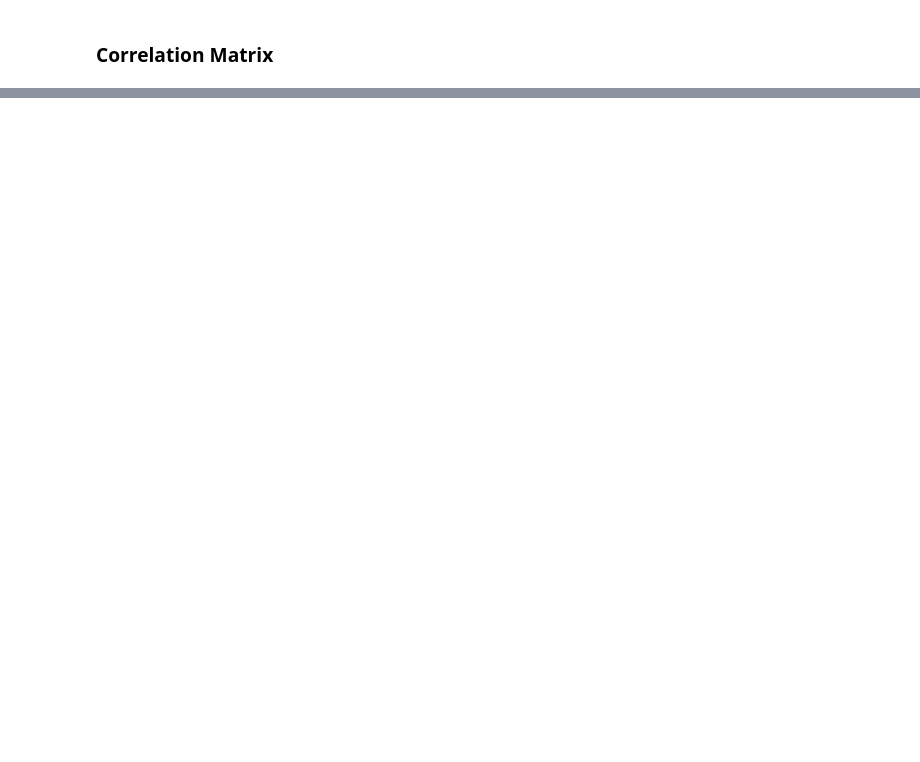
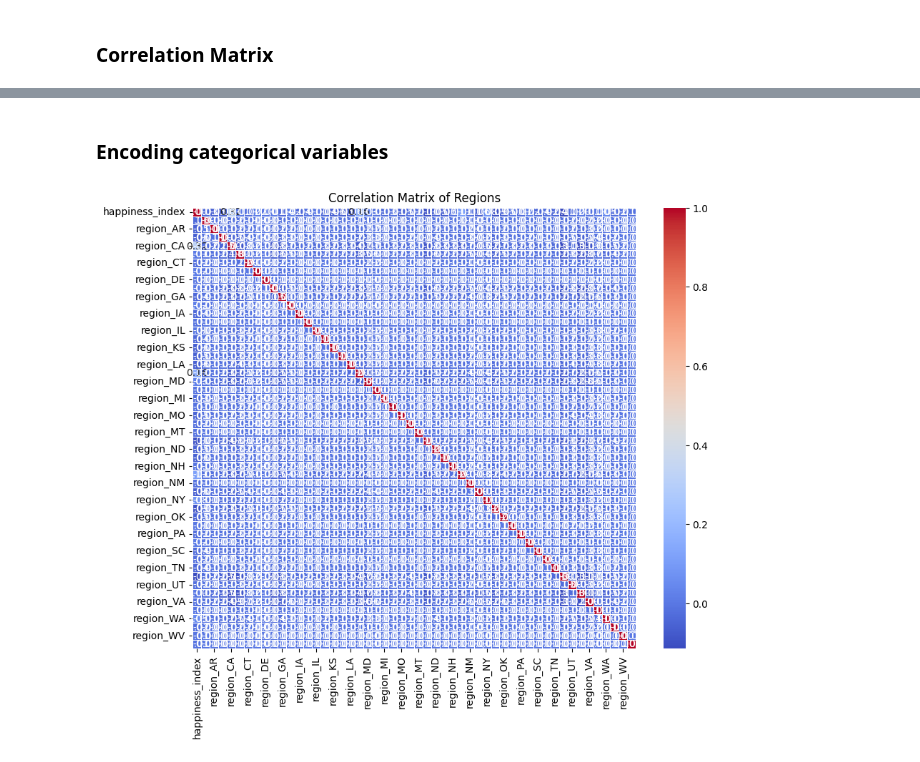
Before and after one commit to Matteo115/Euphoria-299661, a Jupyter notebook: new_main.ipynb, the cells around one changed output, grey strips where cells are left out. Cells and saved outputs as stored; diff of their text form; code cells hidden in the pictures; blank space fills up the shorter version.

```diff
--- a/new_main.ipynb
+++ b/new_main.ipynb
@@ -284,0 +347,13 @@ plt.show()
+# %% [markdown]
+### Encoding categorical variables
+# %%
+region_db = euphoria_data[['happiness_index', 'region']]
+filtered_data = region_db.dropna(subset=['region'])
+encoded_region_data = pd.get_dummies(filtered_data, columns=['region'], drop_first=True)
+correlation_matrix_region = encoded_region_data.corr()
+plt.figure(figsize=(10, 8))
+sns.heatmap(correlation_matrix_region, annot=True, cmap='coolwarm', fmt='.2f', linewidths=0.5)
+plt.title('Correlation Matrix of Regions')
+plt.show()
+# %% [output]
+[figure, added]
```
Also changed, not shown: parts of 6 cells of this notebook.
